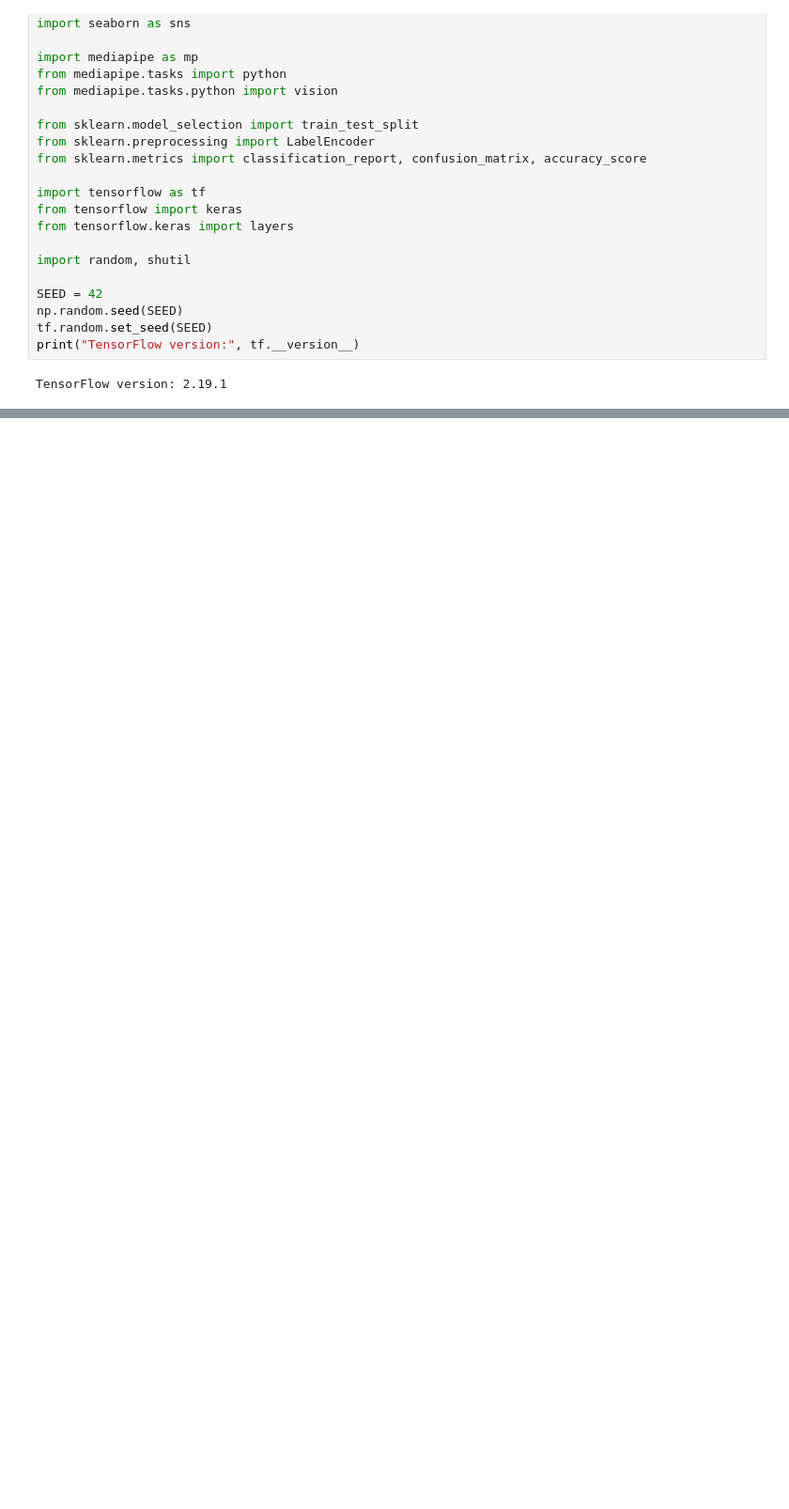
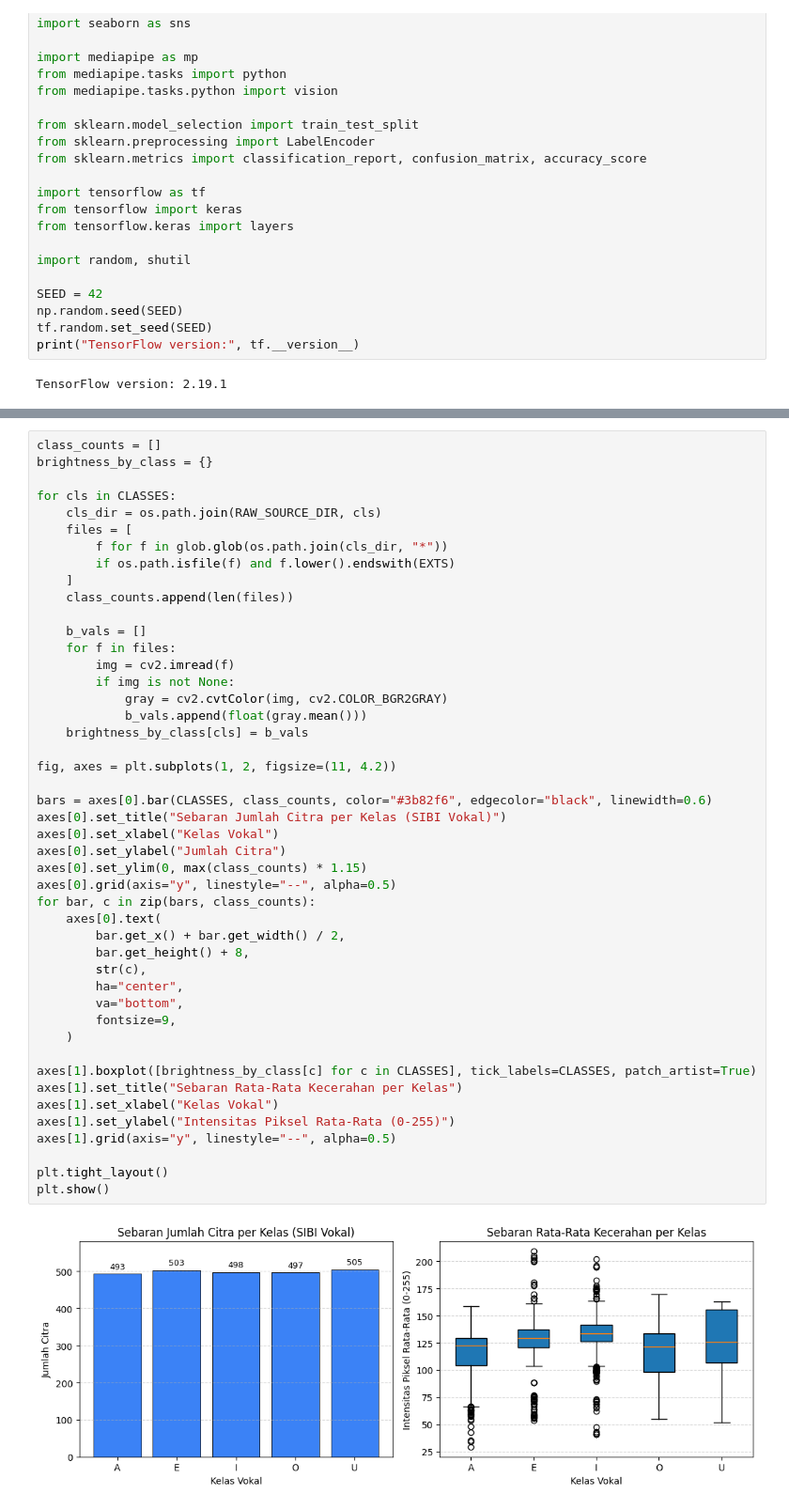
Before and after one commit to Alvinfaaiz/image_classification_vokal_SIBI, a Jupyter notebook: code.ipynb, the cells around one changed output, grey strips where cells are left out. Shown at 94% size. Cells and saved outputs as stored; diff of their text form; blank space fills up the shorter version.

```diff
--- a/code.ipynb
+++ b/code.ipynb
@@ -70,3 +80,51 @@ if corrupt_files:
+# %%
+class_counts = []
+brightness_by_class = {}
+
+for cls in CLASSES:
+    cls_dir = os.path.join(RAW_SOURCE_DIR, cls)
+    files = [
+        f for f in glob.glob(os.path.join(cls_dir, "*"))
+        if os.path.isfile(f) and f.lower().endswith(EXTS)
+    ]
+    class_counts.append(len(files))
+
+    b_vals = []
+    for f in files:
+        img = cv2.imread(f)
+        if img is not None:
+            gray = cv2.cvtColor(img, cv2.COLOR_BGR2GRAY)
+            b_vals.append(float(gray.mean()))
+    brightness_by_class[cls] = b_vals
+
+fig, axes = plt.subplots(1, 2, figsize=(11, 4.2))
+
+bars = axes[0].bar(CLASSES, class_counts, color="#3b82f6", edgecolor="black", linewidth=0.6)
+axes[0].set_title("Sebaran Jumlah Citra per Kelas (SIBI Vokal)")
+axes[0].set_xlabel("Kelas Vokal")
+axes[0].set_ylabel("Jumlah Citra")
+axes[0].set_ylim(0, max(class_counts) * 1.15)
+axes[0].grid(axis="y", linestyle="--", alpha=0.5)
+for bar, c in zip(bars, class_counts):
+    axes[0].text(
+        bar.get_x() + bar.get_width() / 2,
+        bar.get_height() + 8,
+        str(c),
+        ha="center",
+        va="bottom",
+        fontsize=9,
+    )
+
+axes[1].boxplot([brightness_by_class[c] for c in CLASSES], tick_labels=CLASSES, patch_artist=True)
+axes[1].set_title("Sebaran Rata-Rata Kecerahan per Kelas")
+axes[1].set_xlabel("Kelas Vokal")
+axes[1].set_ylabel("Intensitas Piksel Rata-Rata (0-255)")
+axes[1].grid(axis="y", linestyle="--", alpha=0.5)
+
+plt.tight_layout()
+plt.show()
+# %% [output]
+[figure, added]
 # %%
 SPLIT_TRAIN_DIR = os.path.join(BASE_PROJECT_DIR, "split", "train")
 TEST_DIR        = os.path.join(BASE_PROJECT_DIR, "split", "test")
```
Also changed, not shown: parts of 3 cells of this notebook, 1 other file.
